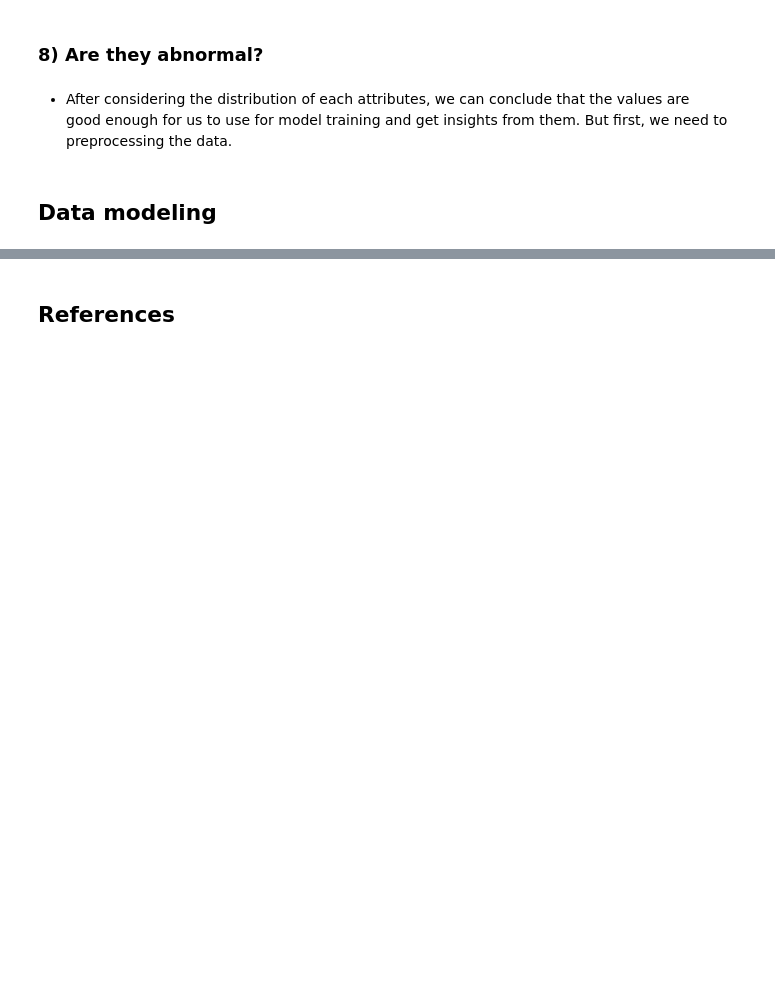
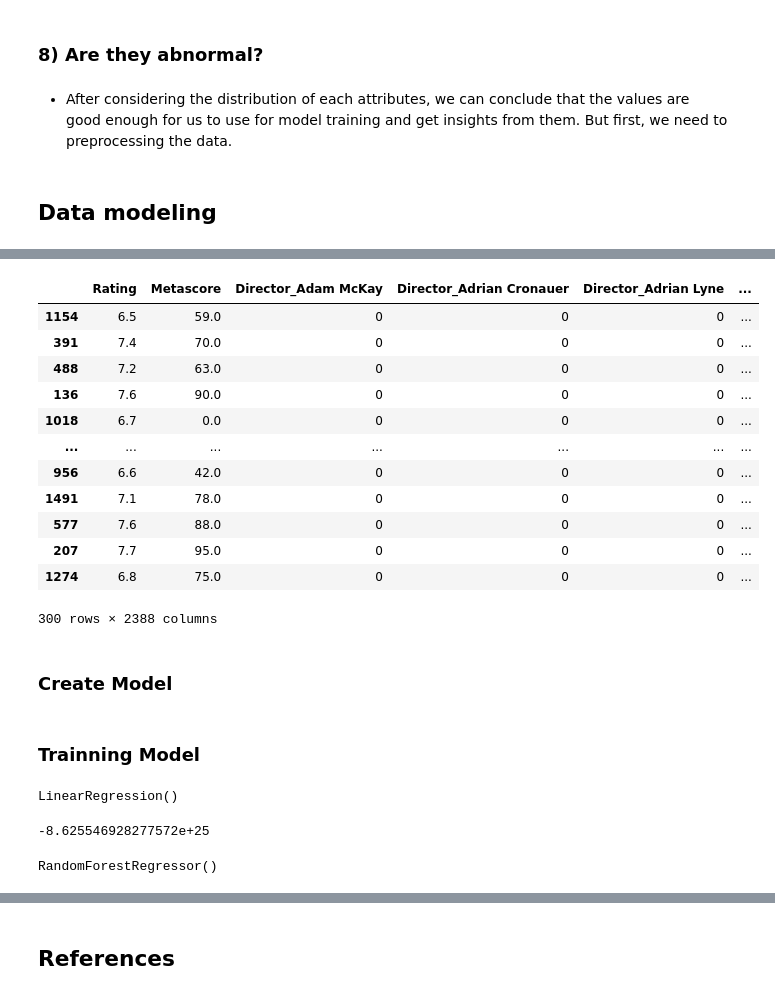
Before and after one commit to trandainien1/IntroDS_Final_Project, a Jupyter notebook: main.ipynb, the cells around one changed output, grey strips where cells are left out. Cells and saved outputs as stored; diff of their text form; code cells hidden in the pictures; blank space fills up the shorter version.

```diff
--- a/main.ipynb
+++ b/main.ipynb
@@ -529,0 +618,44 @@ Name: Description, Length: 1500, dtype: int64
+# %%
+test_data = X_test.join(y_test)
+test_data
+# %% [output]
+|  | Rating | Metascore | Director_Adam McKay | Director_Adrian Cronauer | Director_Adrian Lyne | ... |
+| 1154 | 6.5 | 59.0 | 0 | 0 | 0 | ... |
+| 391 | 7.4 | 70.0 | 0 | 0 | 0 | ... |
+| 488 | 7.2 | 63.0 | 0 | 0 | 0 | ... |
+| 136 | 7.6 | 90.0 | 0 | 0 | 0 | ... |
+| 1018 | 6.7 | 0.0 | 0 | 0 | 0 | ... |
+| ... | ... | ... | ... | ... | ... | ... |
+| 956 | 6.6 | 42.0 | 0 | 0 | 0 | ... |
+| 1491 | 7.1 | 78.0 | 0 | 0 | 0 | ... |
+| 577 | 7.6 | 88.0 | 0 | 0 | 0 | ... |
+| 207 | 7.7 | 95.0 | 0 | 0 | 0 | ... |
+| 1274 | 6.8 | 75.0 | 0 | 0 | 0 | ... |
+300 rows × 2388 columns
+# %% [markdown]
+### Create Model
+# %% [markdown]
+### Trainning Model
+# %%
+X_train, y_train = train_data.drop(['Gross'], axis= 1), train_data.Gross
+X_test, y_test = test_data.drop(['Gross'], axis= 1), test_data.Gross
+
+X_train_s = StandardScaler().fit_transform(X_train)
+X_test_s = StandardScaler().fit_transform(X_test)
+
+reg = LinearRegression()
+reg.fit(X_train_s, y_train)
+# %% [output]
+LinearRegression()
+# %%
+reg.score(X_test_s, y_test)
+# %% [output]
+-8.625546928277572e+25
+# %%
+from sklearn.ensemble import RandomForestRegressor
+
+forest = RandomForestRegressor()
+
+forest.fit(X_train, y_train)
+# %% [output]
+RandomForestRegressor()
```
Also changed, not shown: parts of 25 cells of this notebook.
